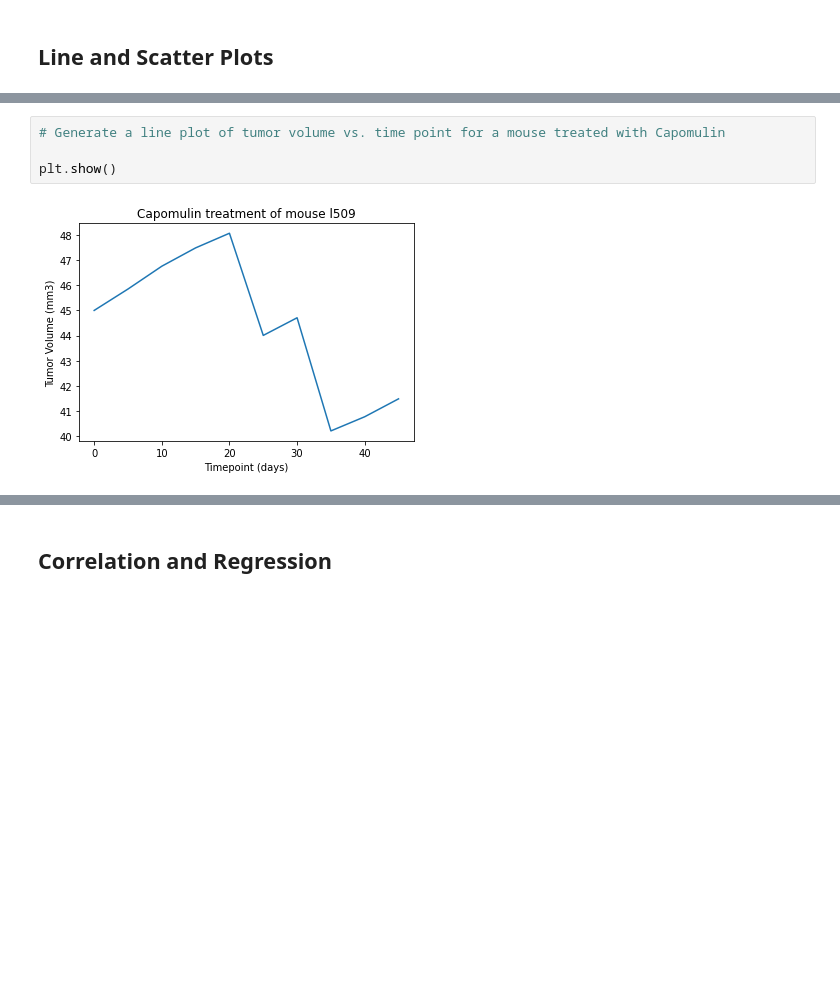
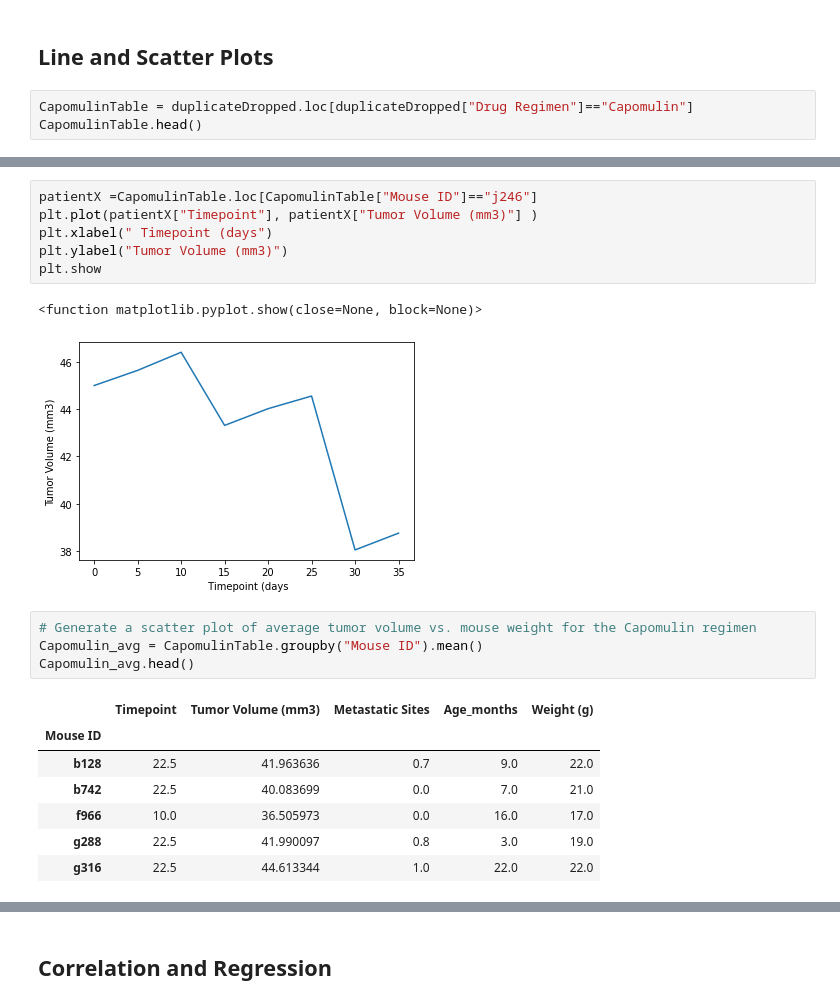
Before and after one commit to choward3413/Matplotlib-Challenge, a Jupyter notebook: Pymaceuticals/pymaceuticals_last.ipynb, the cells around one changed output, grey strips where cells are left out. Drawn from its saved outputs; the diff is of its cells as text; blank space fills up the shorter version.

```diff
--- a/Pymaceuticals/pymaceuticals_last.ipynb
+++ b/Pymaceuticals/pymaceuticals_last.ipynb
@@ -293,2 +271,5 @@ plt.show()
 # %% [markdown]
 ## Line and Scatter Plots
+# %%
+CapomulinTable = duplicateDropped.loc[duplicateDropped["Drug Regimen"]=="Capomulin"]
+CapomulinTable.head()
@@ -295,6 +283,21 @@ plt.show()
+# %%
+patientX =CapomulinTable.loc[CapomulinTable["Mouse ID"]=="j246"]
+plt.plot(patientX["Timepoint"], patientX["Tumor Volume (mm3)"] )
+plt.xlabel(" Timepoint (days")
+plt.ylabel("Tumor Volume (mm3)")
+plt.show
+# %% [output]
+<function matplotlib.pyplot.show(close=None, block=None)>
+[figure, added]
 # %%
-# Generate a line plot of tumor volume vs. time point for a mouse treated with Capomulin
-
-plt.show()
+# Generate a scatter plot of average tumor volume vs. mouse weight for the Capomulin regimen
+Capomulin_avg = CapomulinTable.groupby("Mouse ID").mean()
+Capomulin_avg.head()
 # %% [output]
-[figure, removed]
+|  | Timepoint | Tumor Volume (mm3) | Metastatic Sites | Age_months | Weight (g) |
+| Mouse ID |  |  |  |  |  |
+| b128 | 22.5 | 41.963636 | 0.7 | 9.0 | 22.0 |
+| b742 | 22.5 | 40.083699 | 0.0 | 7.0 | 21.0 |
+| f966 | 10.0 | 36.505973 | 0.0 | 16.0 | 17.0 |
+| g288 | 22.5 | 41.990097 | 0.8 | 3.0 | 19.0 |
+| g316 | 22.5 | 44.613344 | 1.0 | 22.0 | 22.0 |
```
Also changed, not shown: parts of 21 cells of this notebook.
